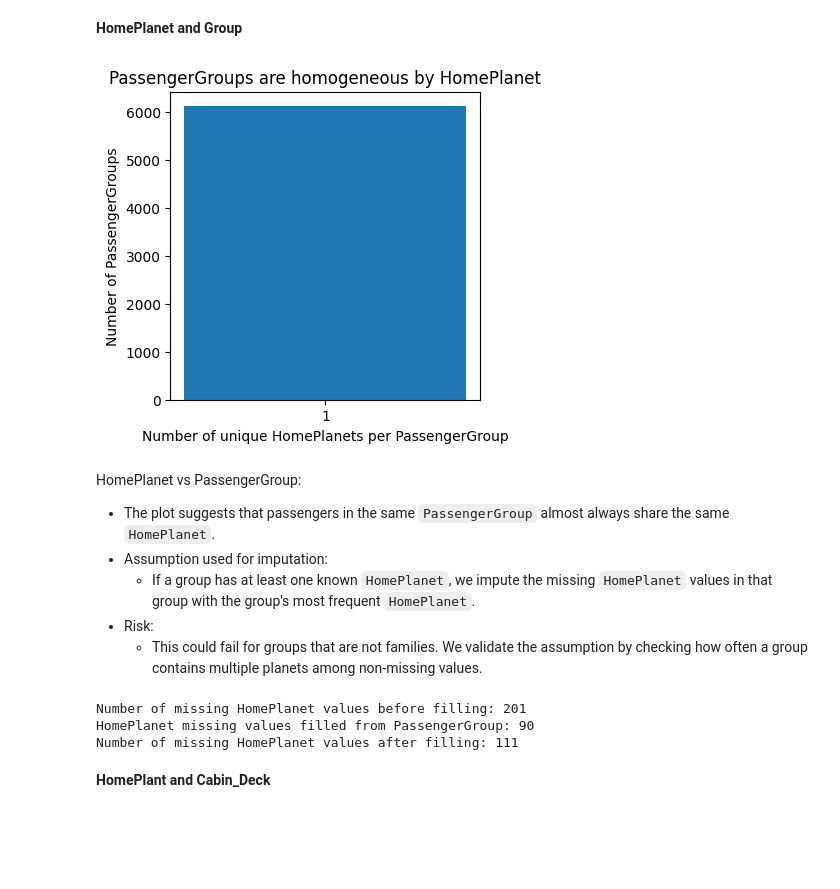
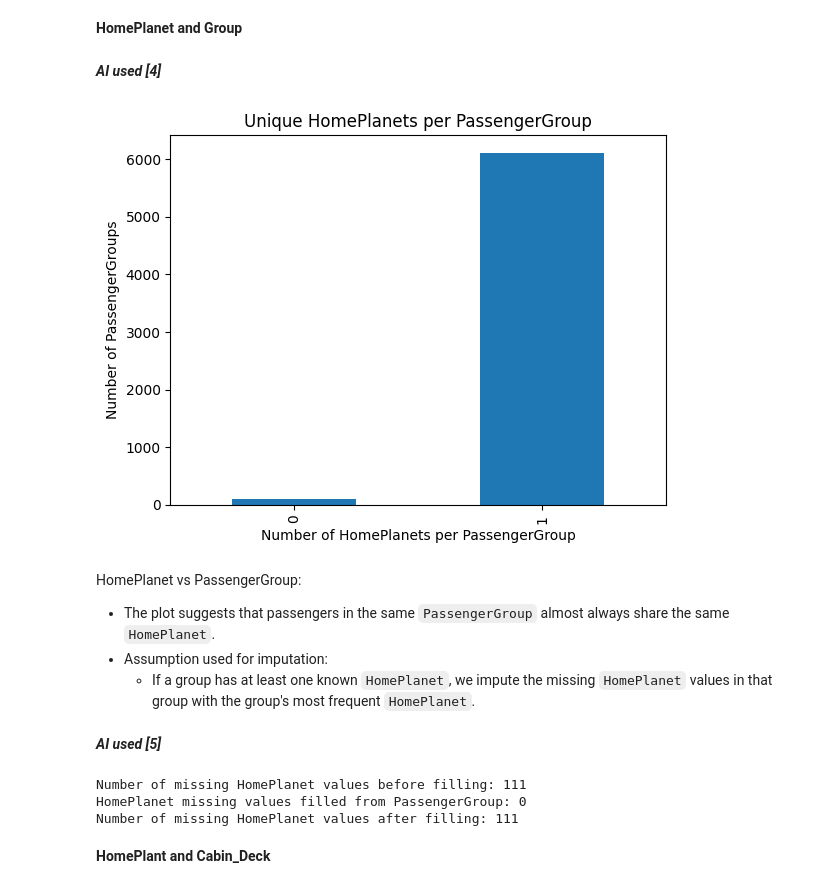
Before and after one commit to YarinArava/SpaceShipTitanic_FinalProject, a Jupyter notebook: Spaceship_Titanic_corrected.ipynb, the cells around one changed output. Cells and saved outputs as stored; diff of their text form; code cells hidden in the pictures; blank space fills up the shorter version.

```diff
--- a/Spaceship_Titanic_corrected.ipynb
+++ b/Spaceship_Titanic_corrected.ipynb
@@ -360,9 +375,8 @@ Now it's very clear - passengers who didn't spent money were more likely to be t
 We now divde passengers to age groups, this will later help us visualize data and fill in missing features. Later we will drop this column.
 # %%
 df['Age_group']=np.nan
-df.loc[df['Age']<=12,'Age_group']='Age_0-12'
-df.loc[(df['Age']>12) & (df['Age']<=17),'Age_group']='Age_13-17'
-df.loc[(df['Age']>17) & (df['Age']<=25),'Age_group']='Age_18-25'
-df.loc[(df['Age']>25) & (df['Age']<=30),'Age_group']='Age_26-30'
+df.loc[df['Age']<=13,'Age_group']='Age_0-13'
+df.loc[(df['Age']>13) & (df['Age']<=18),'Age_group']='Age_14-18'
+df.loc[(df['Age']>18) & (df['Age']<=30),'Age_group']='Age_19-30'
 df.loc[(df['Age']>30) & (df['Age']<=50),'Age_group']='Age_31-50'
 df.loc[df['Age']>50,'Age_group']='Age_51+'
@@ -383,10 +397,10 @@ We will now extract deck, cabin number and side from cabin.
 # Replace NaN's with outliers for now (so we can split feature)
 df['Cabin'].fillna('Z/9999/Z', inplace=True)
 
-# New features - training set
-df['Cabin_deck'] = df['Cabin'].apply(lambda x: x.split('/')[0])
-df['Cabin_number'] = df['Cabin'].apply(lambda x: x.split('/')[1]).astype(int)
-df['Cabin_side'] = df['Cabin'].apply(lambda x: x.split('/')[2])
+cabin = df['Cabin'].str.split('/', expand=True)
+df['Cabin_deck'] = cabin[0]
+df['Cabin_number'] = cabin[1].astype(int)
+df['Cabin_side'] = cabin[2]
 
 # Put Nan's back in (we will fill these later)
 df.loc[df['Cabin_deck']=='Z', 'Cabin_deck']=np.nan
@@ -576,43 +599,46 @@ Missingness co-occurrence (heatmap):
 - This supports the assumption that imputations for these derived features should be consistent and may use shared logic (for example, using `PassengerGroup` to infer family-related fields).
 # %% [markdown]
 **HomePlanet and Group**
+# %% [markdown]
+***AI used [4]***
 # %%
-PG_HP = df.groupby(['PassengerGroup', 'HomePlanet'])['HomePlanet'].size().unstack().fillna(0)
+unique_hp_per_group = (
+    df.groupby('PassengerGroup')['HomePlanet']
+      .nunique()
+)
 
-counts = (PG_HP > 0).sum(axis=1).value_counts().sort_index()
+unique_hp_per_group.value_counts().sort_index().plot(kind='bar')
 
-plt.figure(figsize=(4, 4))
-plt.bar(counts.index.astype(str), counts.values)
-plt.xlabel("Number of unique HomePlanets per PassengerGroup")
-plt.ylabel("Number of PassengerGroups")
-plt.title("PassengerGroups are homogeneous by HomePlanet")
+plt.xlabel('Number of HomePlanets per PassengerGroup')
+plt.ylabel('Number of PassengerGroups')
+plt.title('Unique HomePlanets per PassengerGroup')
 plt.show()
 # %% [output]
-[figure, old version]
+[figure, new version]
 # %% [markdown]
 HomePlanet vs PassengerGroup:
 
 - The plot suggests that passengers in the same `PassengerGroup` almost always share the same `HomePlanet`.
 - Assumption used for imputation:
   - If a group has at least one known `HomePlanet`, we impute the missing `HomePlanet` values in that group with the group's most frequent `HomePlanet`.
-- Risk:
-  - This could fail for groups that are not families. We validate the assumption by checking how often a group contains multiple planets among non-missing values.
+# %% [markdown]
+***AI used [5]***
 # %%
-HP_start = df['HomePlanet'].isna().sum()
+single_hp_groups = unique_hp_per_group[unique_hp_per_group == 1].index
 
-# Passengers with missing HomePlanet and in a group with known HomePlanet
-PG_GP_i=df[df['HomePlanet'].isna()][(df[df['HomePlanet'].isna()]['PassengerGroup']).isin(PG_HP.index)].index
+group_to_hp = (df[df['PassengerGroup'].isin(single_hp_groups)]
+               .groupby('PassengerGroup')['HomePlanet'].first())
 
-# Fill correspoding NaN values
-df.loc[PG_GP_i, 'HomePlanet'] = df.iloc[PG_GP_i,:]['PassengerGroup'].map(PG_HP.idxmax(axis=1))
+df.loc[df['HomePlanet'].isna(), 'HomePlanet'] = (
+    df.loc[df['HomePlanet'].isna(), 'PassengerGroup'].map(group_to_hp))
 
 # print number of missing values
-print("Number of missing HomePlanet values before filling:", HP_start)
-print("HomePlanet missing values filled from PassengerGroup:", HP_start - df['HomePlanet'].isna().sum())
+print("Number of missing HomePlanet values before filling:", df['HomePlanet'].isna().sum())
+print("HomePlanet missing values filled from PassengerGroup:", df['HomePlanet'].isna().sum() - df['HomePlanet'].isna().sum())
 print("Number of missing HomePlanet values after filling:", df['HomePlanet'].isna().sum())
 # %% [output]
-Number of missing HomePlanet values before filling: 201
-HomePlanet missing values filled from PassengerGroup: 90
+Number of missing HomePlanet values before filling: 111
+HomePlanet missing values filled from PassengerGroup: 0
 Number of missing HomePlanet values after filling: 111
 # %% [markdown]
 **HomePlant and Cabin_Deck**
```
Also changed, not shown: parts of 21 cells of this notebook.
